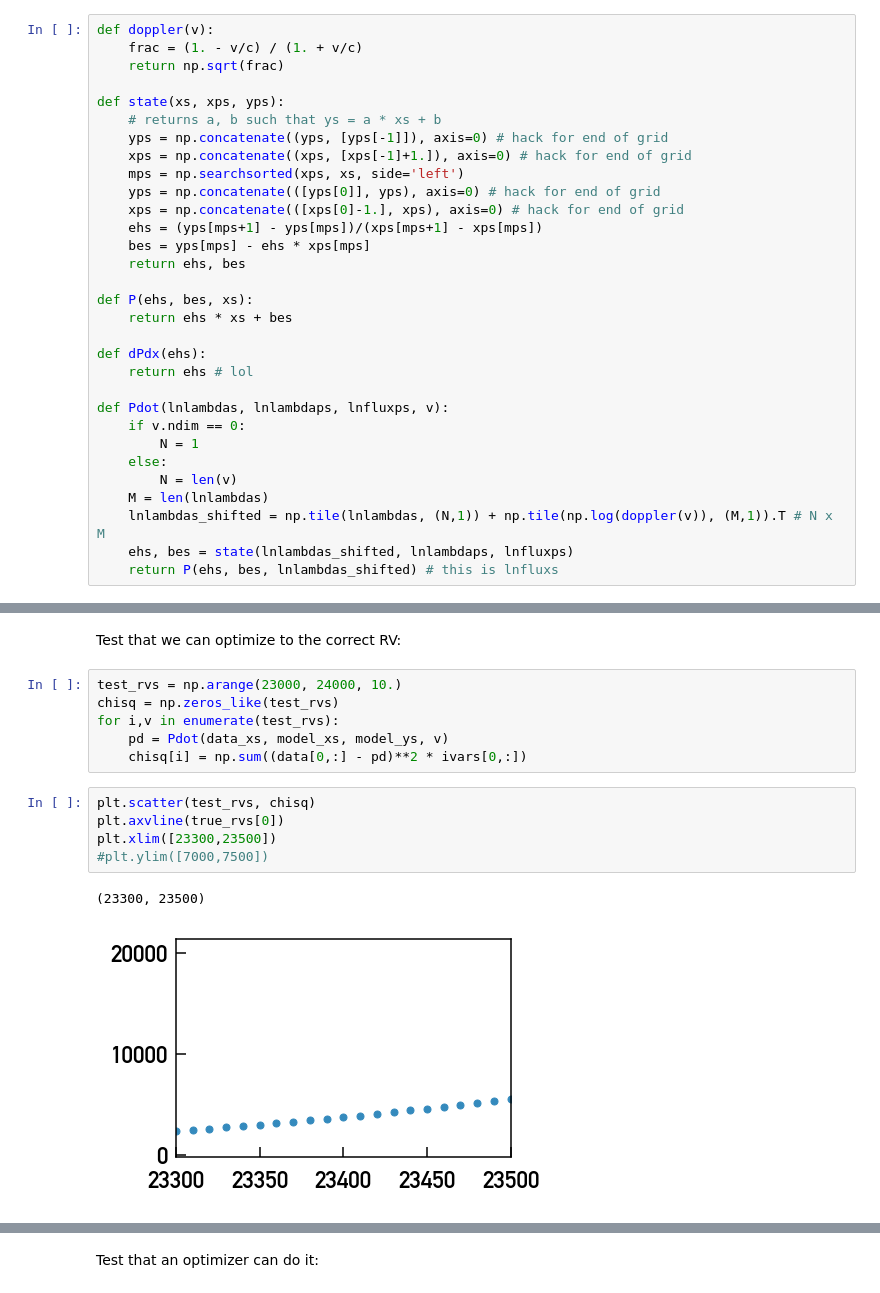
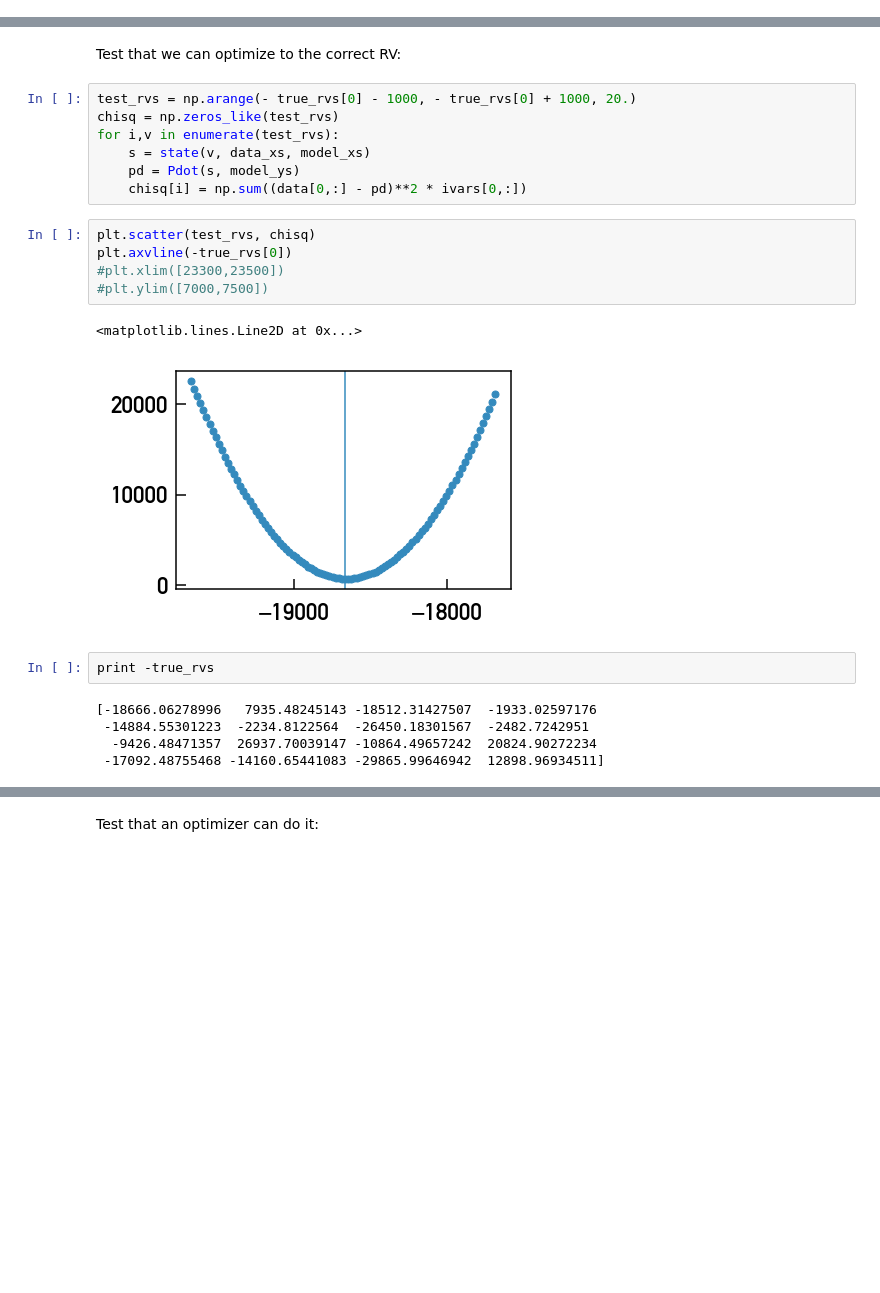
Before and after one commit to davidwhogg/Avast, a Jupyter notebook: notebooks/linear_model_fakedata.ipynb, the cells around one changed output, grey strips where cells are left out. Drawn from its saved outputs; the diff is of its cells as text; blank space fills up the shorter version.

```diff
--- a/notebooks/linear_model_fakedata.ipynb
+++ b/notebooks/linear_model_fakedata.ipynb
@@ -3,34 +3,3 @@ import numpy as np
 import matplotlib.pyplot as plt
 from astropy.io import fits
 c = 2.99792458e8   # m/s
-# %%
-def doppler(v):
-    frac = (1. - v/c) / (1. + v/c)
-    return np.sqrt(frac)
-
-def state(xs, xps, yps):
-    # returns a, b such that ys = a * xs + b
-    yps = np.concatenate((yps, [yps[-1]]), axis=0) # hack for end of grid
-    xps = np.concatenate((xps, [xps[-1]+1.]), axis=0) # hack for end of grid
-    mps = np.searchsorted(xps, xs, side='left')
-    yps = np.concatenate(([yps[0]], yps), axis=0) # hack for end of grid
-    xps = np.concatenate(([xps[0]-1.], xps), axis=0) # hack for end of grid
-    ehs = (yps[mps+1] - yps[mps])/(xps[mps+1] - xps[mps])
-    bes = yps[mps] - ehs * xps[mps]
-    return ehs, bes
-
-def P(ehs, bes, xs):
-    return ehs * xs + bes
-
-def dPdx(ehs):
-    return ehs # lol
-
-def Pdot(lnlambdas, lnlambdaps, lnfluxps, v):
-    if v.ndim == 0:
-        N = 1
-    else:
-        N = len(v)
-    M = len(lnlambdas)
-    lnlambdas_shifted = np.tile(lnlambdas, (N,1)) + np.tile(np.log(doppler(v)), (M,1)).T # N x M
-    ehs, bes = state(lnlambdas_shifted, lnlambdaps, lnfluxps)
-    return P(ehs, bes, lnlambdas_shifted) # this is lnfluxs
@@ -107,17 +148,25 @@ plt.plot(data_xs + np.log(doppler(true_rvs[0])), data[0,:])
 # %% [markdown]
 Test that we can optimize to the correct RV:
 # %%
-test_rvs = np.arange(23000, 24000, 10.)
+test_rvs = np.arange(- true_rvs[0] - 1000, - true_rvs[0] + 1000, 20.)
 chisq = np.zeros_like(test_rvs)
 for i,v in enumerate(test_rvs):
-    pd = Pdot(data_xs, model_xs, model_ys, v)
+    s = state(v, data_xs, model_xs)
+    pd = Pdot(s, model_ys)
     chisq[i] = np.sum((data[0,:] - pd)**2 * ivars[0,:])
 # %%
 plt.scatter(test_rvs, chisq)
-plt.axvline(true_rvs[0])
-plt.xlim([23300,23500])
+plt.axvline(-true_rvs[0])
+#plt.xlim([23300,23500])
 #plt.ylim([7000,7500])
 # %% [output]
-(23300, 23500)
+<matplotlib.lines.Line2D at 0x...>
-[figure, old version]
+[figure, new version]
+# %%
+print -true_rvs
+# %% [output]
+[-18666.06278996   7935.48245143 -18512.31427507  -1933.02597176
+ -14884.55301223  -2234.8122564  -26450.18301567  -2482.7242951
+  -9426.48471357  26937.70039147 -10864.49657242  20824.90272234
+ -17092.48755468 -14160.65441083 -29865.99646942  12898.96934511]
 # %%
```
Also changed, not shown: parts of 11 cells of this notebook, 8 other files.
